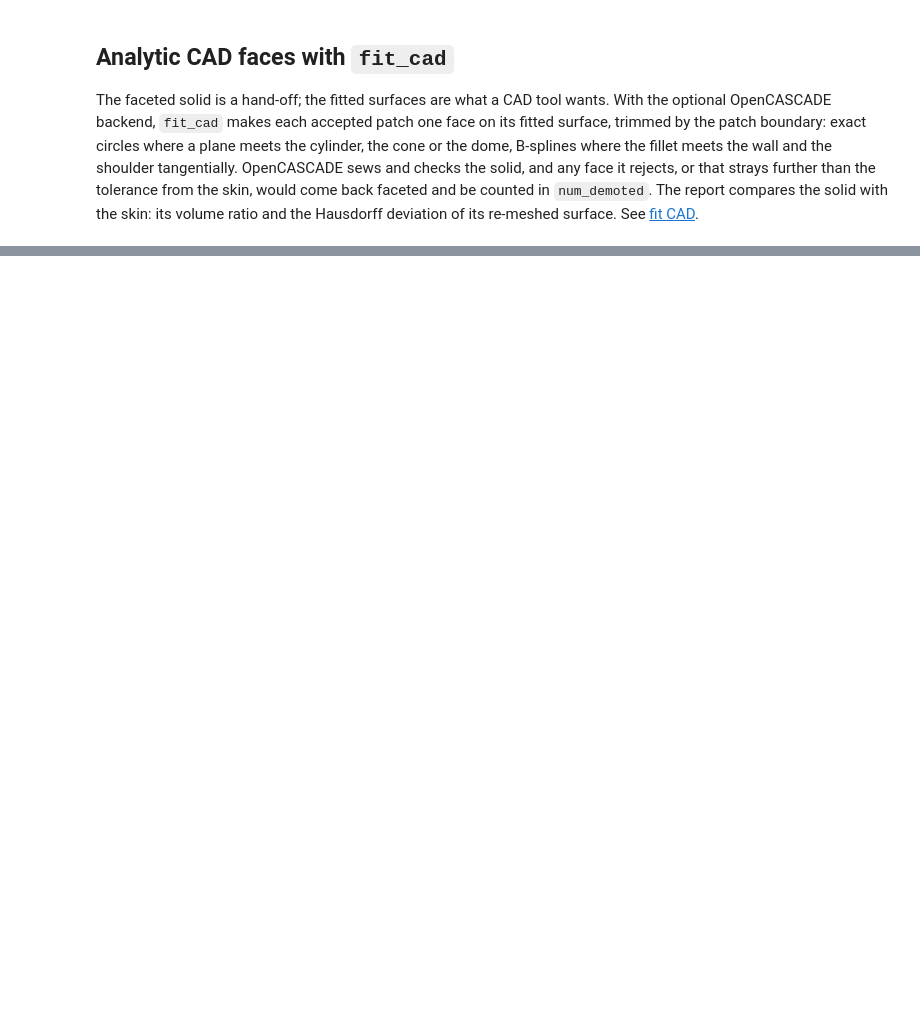
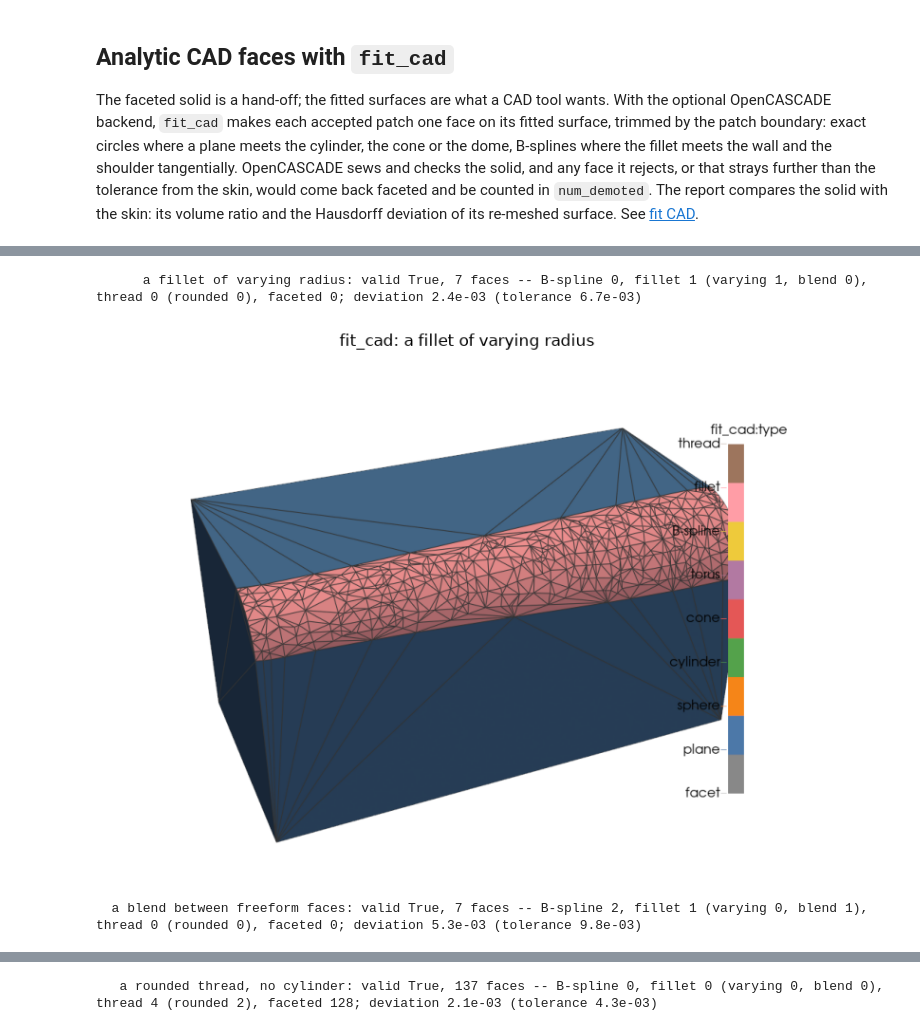
Before and after one commit to loumalouomega/meshioplusplus, a Jupyter notebook: example/python/34_skin_to_cad.ipynb, the cells around one changed output, grey strips where cells are left out. Cells and saved outputs as stored; diff of their text form; code cells hidden in the pictures; blank space fills up the shorter version.

```diff
--- a/example/python/34_skin_to_cad.ipynb
+++ b/example/python/34_skin_to_cad.ipynb
@@ -44,7 +44,8 @@ def to_grid(mesh):
     return pv.read(target)
 
 
-def render(mesh, title, scalars=None, cmap='tab10', clim=None, annotations=None, save=None):
+def render(mesh, title, scalars=None, cmap='tab10', clim=None, annotations=None, save=None,
+           view=(1.0, -1.6, 0.9)):
     '''Render with PyVista, or the points with matplotlib when GL is unavailable.'''
     fig, ax = plt.subplots(figsize=(9, 6))
     try:
@@ -61,7 +62,7 @@ def render(mesh, title, scalars=None, cmap='tab10', clim=None, annotations=None,
         else:
             kwargs['color'] = '#2ec4b6'
         pl.add_mesh(grid, **kwargs)
-        pl.view_vector((1.0, -1.6, 0.9), viewup=(0, 0, 1))
+        pl.view_vector(view, viewup=(0, 0, 1))
         pl.reset_camera()
         pl.camera.zoom(1.15)
         img = pl.screenshot(return_img=True)
@@ -449,0 +584,23 @@ else:
+# %%
+# Seen from the side each rounded edge faces.
+cases = [('a fillet of varying radius', variable_fillet_block(), 3.0, 'fit_cad_variable_fillet', (0.6, 1.4, 0.9)),
+         ('a blend between freeform faces', wavy_bar(), 3.0, 'fit_cad_blend', (0.6, 1.4, 0.9)),
+         ('a rounded thread, no cylinder', rounded_thread_rod(), 0.0, 'fit_cad_rounded_thread', (1.0, -1.6, 0.9))]
+if has_occt():
+    for title, skin, ctol, save, view in cases:
+        fitted = mp.fit_primitives(mp.segment(skin, curvature_tolerance=ctol))
+        solid, cad = mp.fit_cad(fitted, return_report=True)
+        print(f"{title:>32}: valid {cad['valid']}, {cad['num_faces']} faces -- "
+              f"B-spline {cad['num_bspline']}, fillet {cad['num_fillet']} "
+              f"(varying {cad['num_variable_fillet']}, blend {cad['num_blend']}), "
+              f"thread {cad['num_helical']} (rounded {cad['num_rounded_thread']}), "
+              f"faceted {cad['num_faceted_faces']}; deviation {cad['max_deviation']:.1e}"
+              f" (tolerance {cad['tolerance']:.1e})")
+        render(solid, f'fit_cad: {title}', scalars='fit_cad:type', cmap=FEATURE_COLORS,
+               clim=[0, 8], annotations=FEATURES, save=save, view=view)
+else:
+    print('This core has no OpenCASCADE backend: rebuild with -DMESHIOPLUSPLUS_WITH_OCCT=ON.')
+# %% [output]
+      a fillet of varying radius: valid True, 7 faces -- B-spline 0, fillet 1 (varying 1, blend 0), thread 0 (rounded 0), faceted 0; deviation 2.4e-03 (tolerance 6.7e-03)
+[figure, added]
+  a blend between freeform faces: valid True, 7 faces -- B-spline 2, fillet 1 (varying 0, blend 1), thread 0 (rounded 0), faceted 0; deviation 5.3e-03 (tolerance 9.8e-03)
@@ -449,0 +608 @@ else:
+   a rounded thread, no cylinder: valid True, 137 faces -- B-spline 0, fillet 0 (varying 0, blend 0), thread 4 (rounded 2), faceted 128; deviation 2.1e-03 (tolerance 4.3e-03)
```
Also changed, not shown: parts of 10 cells of this notebook, 32 other files.
